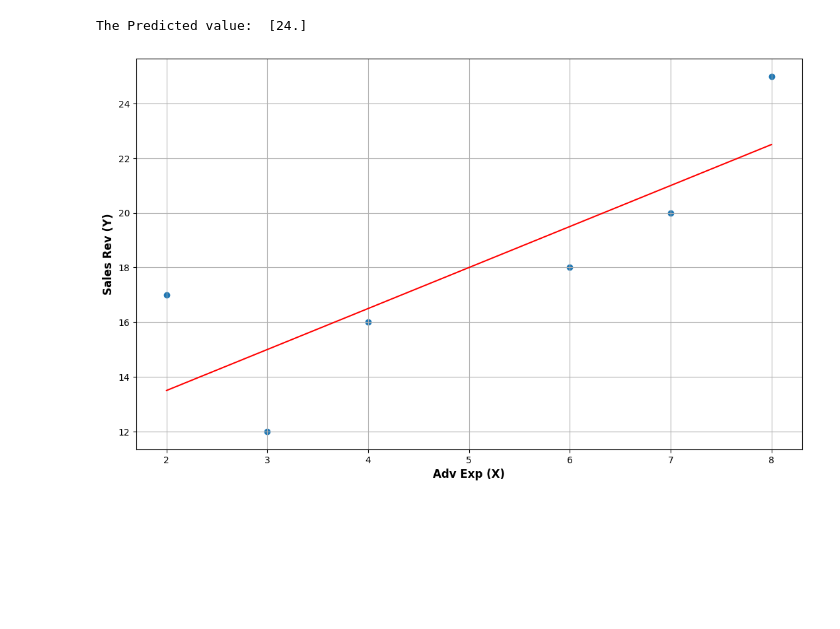
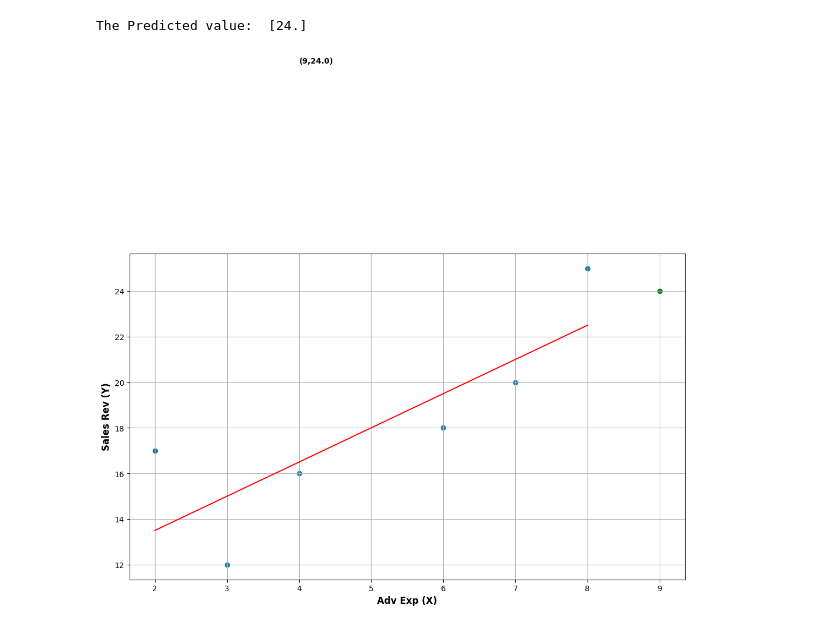
Before and after one commit to FahmidaNourin/CSE445_Machine_Learning, a Jupyter notebook: Linear_Regression_part_1.ipynb, the cells around one changed output. Cells and saved outputs as stored; diff of their text form; code cells hidden in the pictures; blank space fills up the shorter version.

```diff
--- a/Linear_Regression_part_1.ipynb
+++ b/Linear_Regression_part_1.ipynb
@@ -81,18 +81,27 @@ The Predicted value:  [24.]
 # %%
 import matplotlib
 import matplotlib.pyplot as plt
 fig = plt.figure(figsize=(13,8))
 ax = fig.add_subplot()
 fig.subplots_adjust(top=0.85)
 
 ax.scatter(X, Y)
 rang_x=[X.min(),X.max()]
 ax.plot(rang_x,m*rang_x+c, color = "red")
 
 
+
+per_x = 9
+per_y = m*per_x+c
+ax.scatter(per_x, per_y, color='green')
+ax.annotate('('+str(per_x)+','+str(round(per_y[0],2))+')', xy=(per_x, per_y), xytext=(per_x-5, per_y+10),fontweight='bold')
+
+
+
+
 ax.set_xlabel("Adv Exp (X)",fontweight='bold',fontsize=12)
 ax.set_ylabel("Sales Rev (Y)",fontweight='bold',fontsize=12)
 ax.grid()
 plt.show()
 # %% [output]
-[figure, old version]
+[figure, new version]
```
Also changed, not shown: parts of 2 cells of this notebook.
